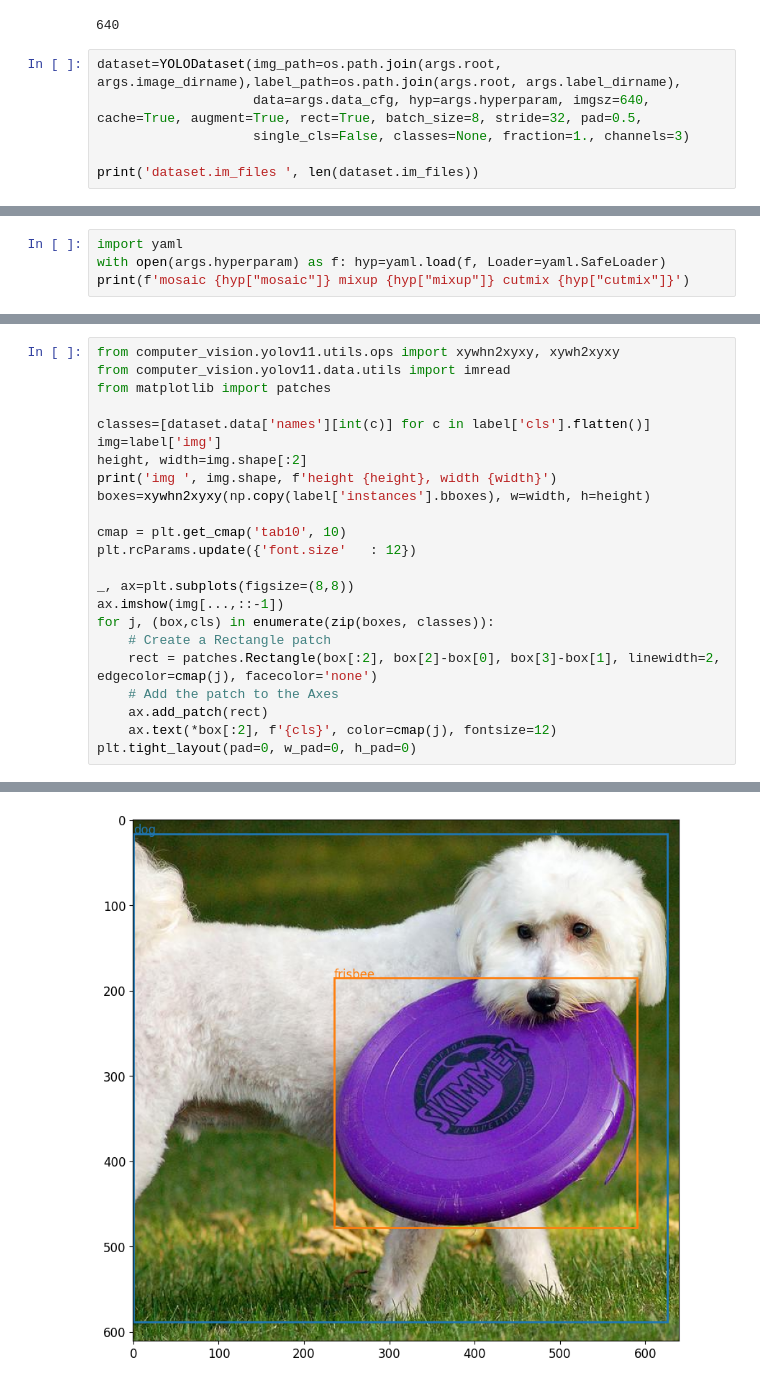
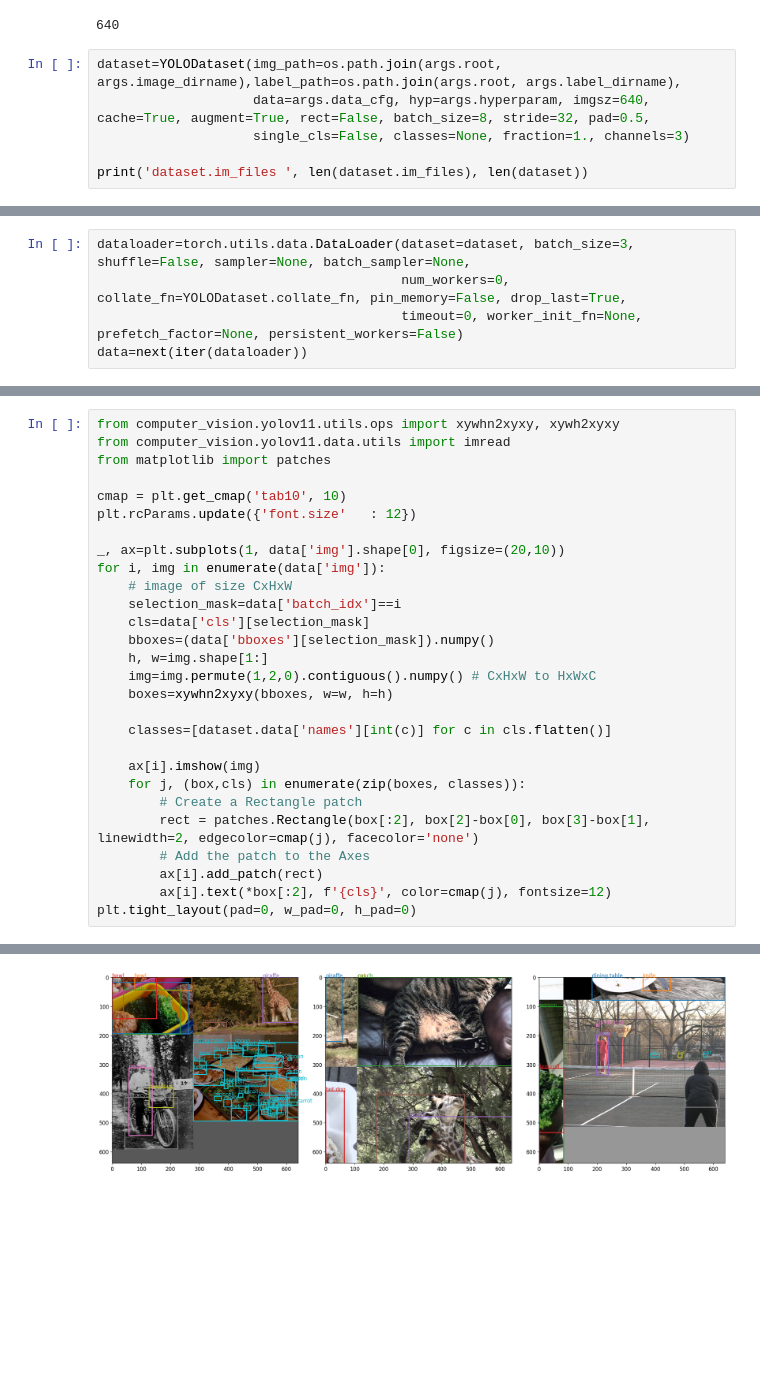
Before and after one commit to s-reaungamornrat/computer_vision, a Jupyter notebook: yolov11/notebook/DataLoader.ipynb, the cells around one changed output, grey strips where cells are left out. Saved outputs shown, nothing was run; the diff lists cells and outputs as text; blank space fills up the shorter version.

Commit message:
dev: yolov11/notebook/DataLoader.ipynb: test data loader

```diff
--- a/yolov11/notebook/DataLoader.ipynb
+++ b/yolov11/notebook/DataLoader.ipynb
@@ -37,8 +37,8 @@ grid size  32
 640
 # %%
 dataset=YOLODataset(img_path=os.path.join(args.root, args.image_dirname),label_path=os.path.join(args.root, args.label_dirname),
-                    data=args.data_cfg, hyp=args.hyperparam, imgsz=640, cache=True, augment=True, rect=True, batch_size=8, stride=32, pad=0.5,
+                    data=args.data_cfg, hyp=args.hyperparam, imgsz=640, cache=True, augment=True, rect=False, batch_size=8, stride=32, pad=0.5,
                     single_cls=False, classes=None, fraction=1., channels=3)
 
-print('dataset.im_files ', len(dataset.im_files))
+print('dataset.im_files ', len(dataset.im_files), len(dataset))
 # %% [output]
@@ -48,4 +48,0 @@ dataset.im_files  128
-# %%
-import yaml
-with open(args.hyperparam) as f: hyp=yaml.load(f, Loader=yaml.SafeLoader)
-print(f'mosaic {hyp["mosaic"]} mixup {hyp["mixup"]} cutmix {hyp["cutmix"]}')
@@ -66,0 +52,5 @@ array([[16.],
+# %%
+dataloader=torch.utils.data.DataLoader(dataset=dataset, batch_size=3, shuffle=False, sampler=None, batch_sampler=None,
+                                       num_workers=0, collate_fn=YOLODataset.collate_fn, pin_memory=False, drop_last=True,
+                                       timeout=0, worker_init_fn=None, prefetch_factor=None, persistent_workers=False)
+data=next(iter(dataloader))
@@ -69,22 +77,27 @@ from computer_vision.yolov11.utils.ops import xywhn2xyxy, xywh2xyxy
 from computer_vision.yolov11.data.utils import imread
 from matplotlib import patches
 
-classes=[dataset.data['names'][int(c)] for c in label['cls'].flatten()]
-img=label['img']
-height, width=img.shape[:2]
-print('img ', img.shape, f'height {height}, width {width}')
-boxes=xywhn2xyxy(np.copy(label['instances'].bboxes), w=width, h=height)
-
 cmap = plt.get_cmap('tab10', 10)
 plt.rcParams.update({'font.size'   : 12})
 
-_, ax=plt.subplots(figsize=(8,8))
-ax.imshow(img[...,::-1])
-for j, (box,cls) in enumerate(zip(boxes, classes)):
-    # Create a Rectangle patch
-    rect = patches.Rectangle(box[:2], box[2]-box[0], box[3]-box[1], linewidth=2, edgecolor=cmap(j), facecolor='none')
-    # Add the patch to the Axes
-    ax.add_patch(rect)
-    ax.text(*box[:2], f'{cls}', color=cmap(j), fontsize=12)
+_, ax=plt.subplots(1, data['img'].shape[0], figsize=(20,10))
+for i, img in enumerate(data['img']):
+    # image of size CxHxW
+    selection_mask=data['batch_idx']==i
+    cls=data['cls'][selection_mask]
+    bboxes=(data['bboxes'][selection_mask]).numpy()
+    h, w=img.shape[1:]
+    img=img.permute(1,2,0).contiguous().numpy() # CxHxW to HxWxC
+    boxes=xywhn2xyxy(bboxes, w=w, h=h)
+
+    classes=[dataset.data['names'][int(c)] for c in cls.flatten()]
+
+    ax[i].imshow(img)
+    for j, (box,cls) in enumerate(zip(boxes, classes)):
+        # Create a Rectangle patch
+        rect = patches.Rectangle(box[:2], box[2]-box[0], box[3]-box[1], linewidth=2, edgecolor=cmap(j), facecolor='none')
+        # Add the patch to the Axes
+        ax[i].add_patch(rect)
+        ax[i].text(*box[:2], f'{cls}', color=cmap(j), fontsize=12)
 plt.tight_layout(pad=0, w_pad=0, h_pad=0)
 # %% [output]
@@ -92 +104 @@ img  (611, 640, 3) height 611, width 640
-[figure, old version]
+[figure, new version]
```
Also changed, not shown: parts of 13 cells of this notebook, 5 other files.
